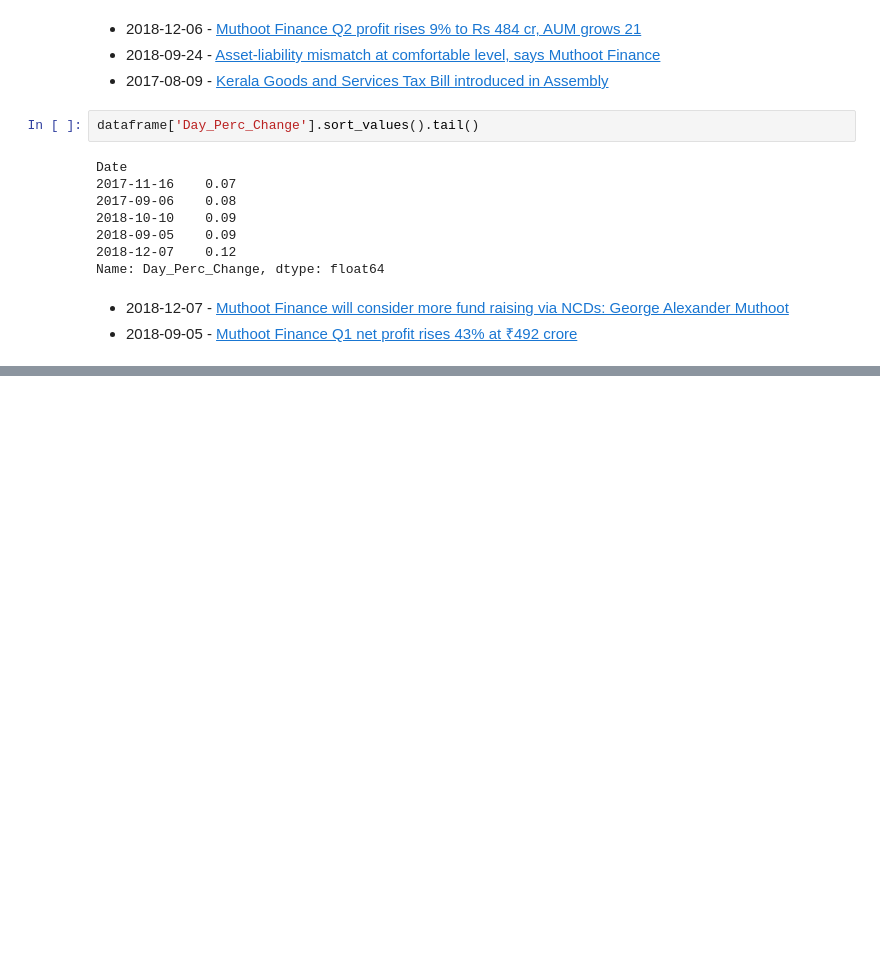
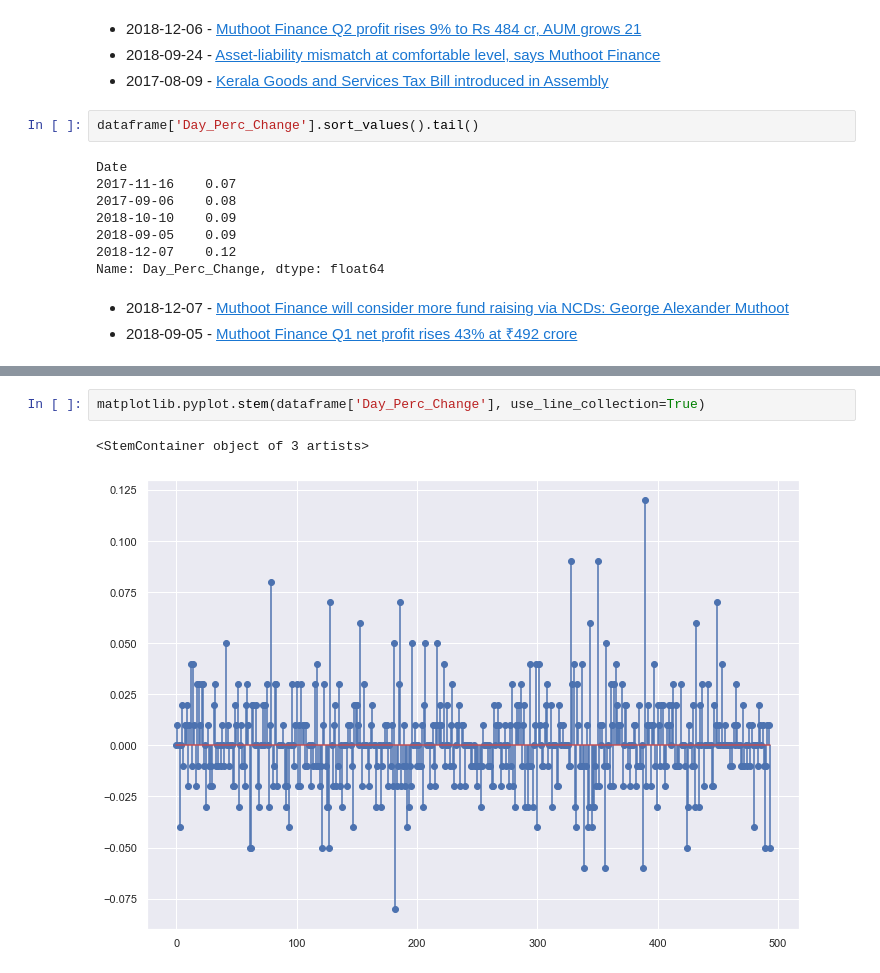
Before and after one commit to JamesMcGuigan/aspiration-ai-internship, a Jupyter notebook: python3/module_2/module_2.ipynb, the cells around one changed output, grey strips where cells are left out. Saved outputs shown, nothing was run; the diff lists cells and outputs as text; blank space fills up the shorter version.

Commit message:
module 2 | python | Q2.2 | Stem Plot

```diff
--- a/python3/module_2/module_2.ipynb
+++ b/python3/module_2/module_2.ipynb
@@ -95,0 +104,5 @@ Name: Day_Perc_Change, dtype: float64
+# %%
+matplotlib.pyplot.stem(dataframe['Day_Perc_Change'], use_line_collection=True)
+# %% [output]
+<StemContainer object of 3 artists>
+[figure, added]
```
Also changed, not shown: parts of 2 cells of this notebook.
